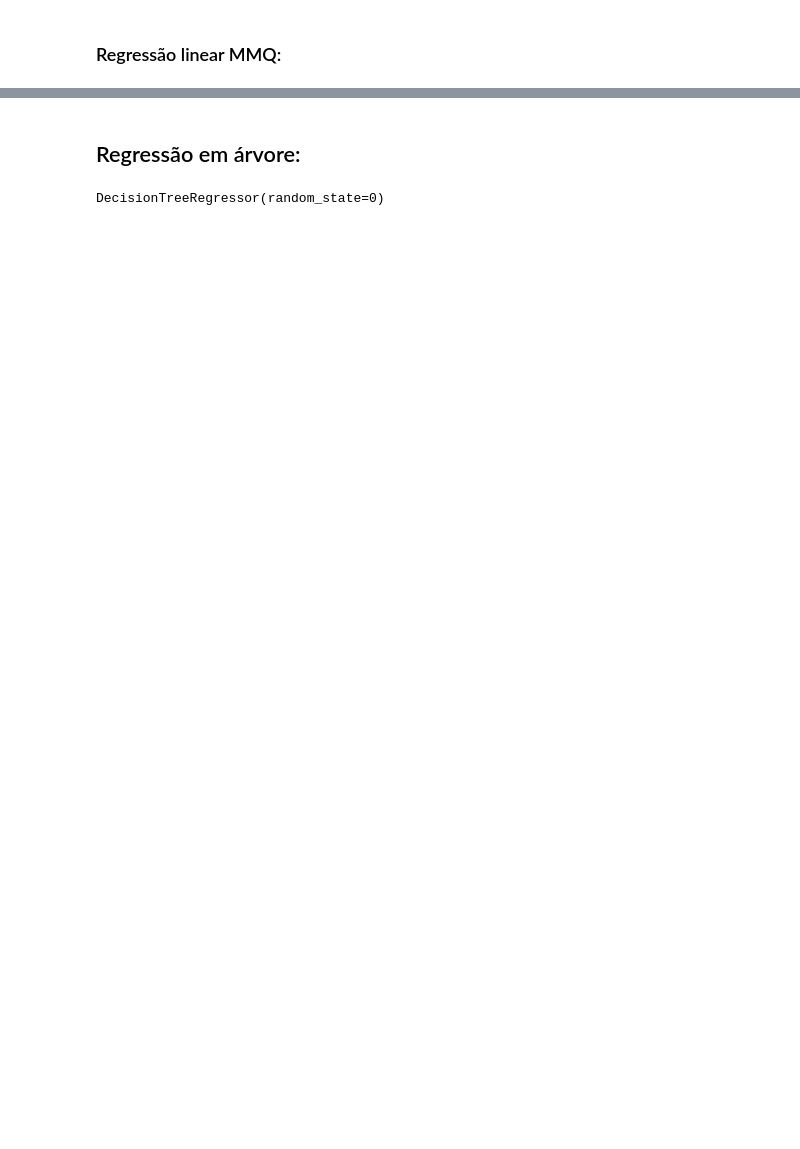
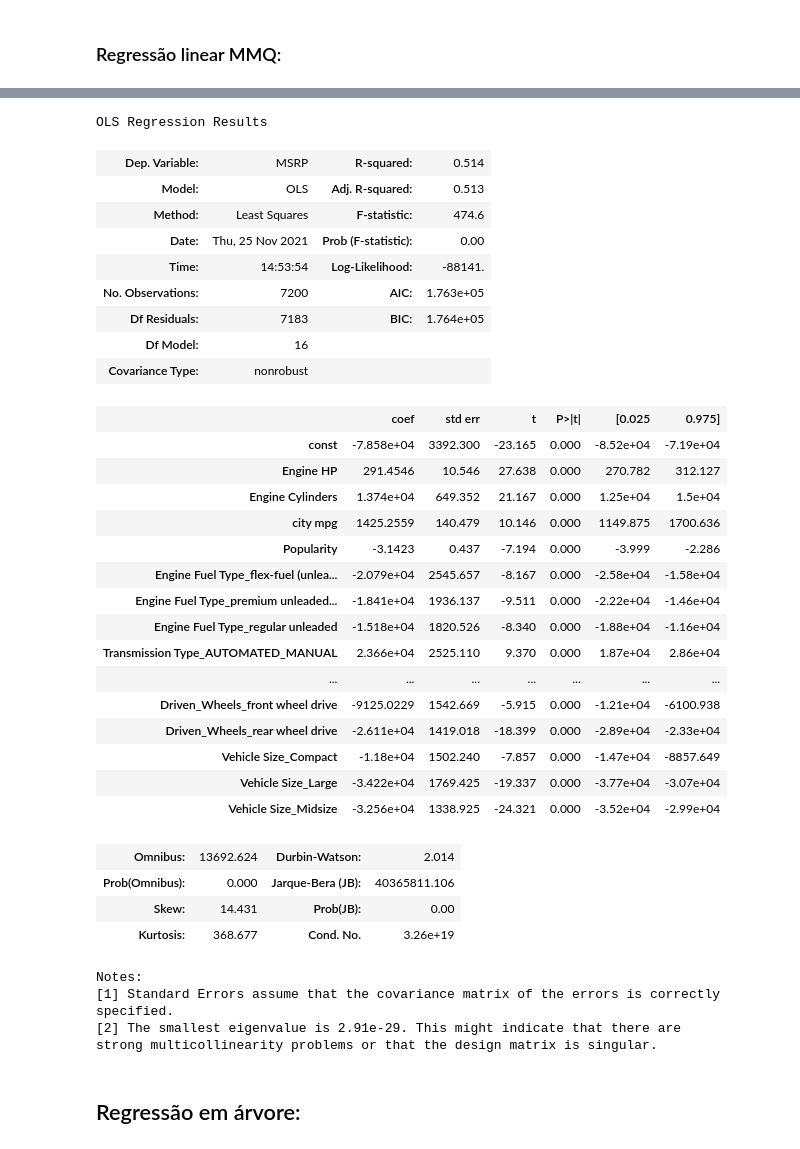
Before and after one commit to PedroBittarBarao/Projeto_2_CDados, a Jupyter notebook: Projeto_2.ipynb, the cells around one changed output, grey strips where cells are left out. Drawn from its saved outputs; the diff is of its cells as text; code cells hidden in the pictures; blank space fills up the shorter version.

```diff
--- a/Projeto_2.ipynb
+++ b/Projeto_2.ipynb
@@ -229,12 +217,53 @@ strong multicollinearity or other numerical problems.
+# %%
+X= train_2[['Engine HP', 'Engine Cylinders','city mpg', 'Popularity',
+       'Engine Fuel Type_flex-fuel (unleaded/E85)',
+       'Engine Fuel Type_premium unleaded (recommended)',
+       'Engine Fuel Type_regular unleaded',
+       'Transmission Type_AUTOMATED_MANUAL',
+       'Transmission Type_DIRECT_DRIVE', 'Transmission Type_MANUAL',
+       'Transmission Type_UNKNOWN', 'Driven_Wheels_all wheel drive',
+       'Driven_Wheels_four wheel drive', 'Driven_Wheels_front wheel drive',
+       'Driven_Wheels_rear wheel drive', 'Vehicle Size_Compact',
+       'Vehicle Size_Large', 'Vehicle Size_Midsize']]
+
+Y=train_2[['MSRP']]
+
+results=regress(Y,X)
+results.summary()
+# %% [output]
+OLS Regression Results
+| Dep. Variable: | MSRP | R-squared: | 0.514 |
+| Model: | OLS | Adj. R-squared: | 0.513 |
+| Method: | Least Squares | F-statistic: | 474.6 |
+| Date: | Thu, 25 Nov 2021 | Prob (F-statistic): | 0.00 |
+| Time: | 14:53:54 | Log-Likelihood: | -88141. |
+| No. Observations: | 7200 | AIC: | 1.763e+05 |
+| Df Residuals: | 7183 | BIC: | 1.764e+05 |
+| Df Model: | 16 |  |  |
+| Covariance Type: | nonrobust |  |  |
+|  | coef | std err | t | P>|t| | [0.025 | 0.975] |
+| const | -7.858e+04 | 3392.300 | -23.165 | 0.000 | -8.52e+04 | -7.19e+04 |
+| Engine HP | 291.4546 | 10.546 | 27.638 | 0.000 | 270.782 | 312.127 |
+| Engine Cylinders | 1.374e+04 | 649.352 | 21.167 | 0.000 | 1.25e+04 | 1.5e+04 |
+| city mpg | 1425.2559 | 140.479 | 10.146 | 0.000 | 1149.875 | 1700.636 |
+| Popularity | -3.1423 | 0.437 | -7.194 | 0.000 | -3.999 | -2.286 |
+| Engine Fuel Type_flex-fuel (unlea... | -2.079e+04 | 2545.657 | -8.167 | 0.000 | -2.58e+04 | -1.58e+04 |
+| Engine Fuel Type_premium unleaded... | -1.841e+04 | 1936.137 | -9.511 | 0.000 | -2.22e+04 | -1.46e+04 |
+| Engine Fuel Type_regular unleaded | -1.518e+04 | 1820.526 | -8.340 | 0.000 | -1.88e+04 | -1.16e+04 |
+| Transmission Type_AUTOMATED_MANUAL | 2.366e+04 | 2525.110 | 9.370 | 0.000 | 1.87e+04 | 2.86e+04 |
+| ... | ... | ... | ... | ... | ... | ... |
+| Driven_Wheels_front wheel drive | -9125.0229 | 1542.669 | -5.915 | 0.000 | -1.21e+04 | -6100.938 |
+| Driven_Wheels_rear wheel drive | -2.611e+04 | 1419.018 | -18.399 | 0.000 | -2.89e+04 | -2.33e+04 |
+| Vehicle Size_Compact | -1.18e+04 | 1502.240 | -7.857 | 0.000 | -1.47e+04 | -8857.649 |
+| Vehicle Size_Large | -3.422e+04 | 1769.425 | -19.337 | 0.000 | -3.77e+04 | -3.07e+04 |
+| Vehicle Size_Midsize | -3.256e+04 | 1338.925 | -24.321 | 0.000 | -3.52e+04 | -2.99e+04 |
+| Omnibus: | 13692.624 | Durbin-Watson: | 2.014 |
+| Prob(Omnibus): | 0.000 | Jarque-Bera (JB): | 40365811.106 |
+| Skew: | 14.431 | Prob(JB): | 0.00 |
+| Kurtosis: | 368.677 | Cond. No. | 3.26e+19 |
+Notes:
+[1] Standard Errors assume that the covariance matrix of the errors is correctly specified.
+[2] The smallest eigenvalue is 2.91e-29. This might indicate that there are
+strong multicollinearity problems or that the design matrix is singular.
 # %% [markdown]
 ## Regressão em árvore:
-# %%
-Y=df[['MSRP']]
-
-X= df[['Engine HP']]
-
-regressor = DecisionTreeRegressor(random_state = 0)
-
-regressor.fit(X, Y)
-# %% [output]
-DecisionTreeRegressor(random_state=0)
```
Also changed, not shown: parts of 22 cells of this notebook.
